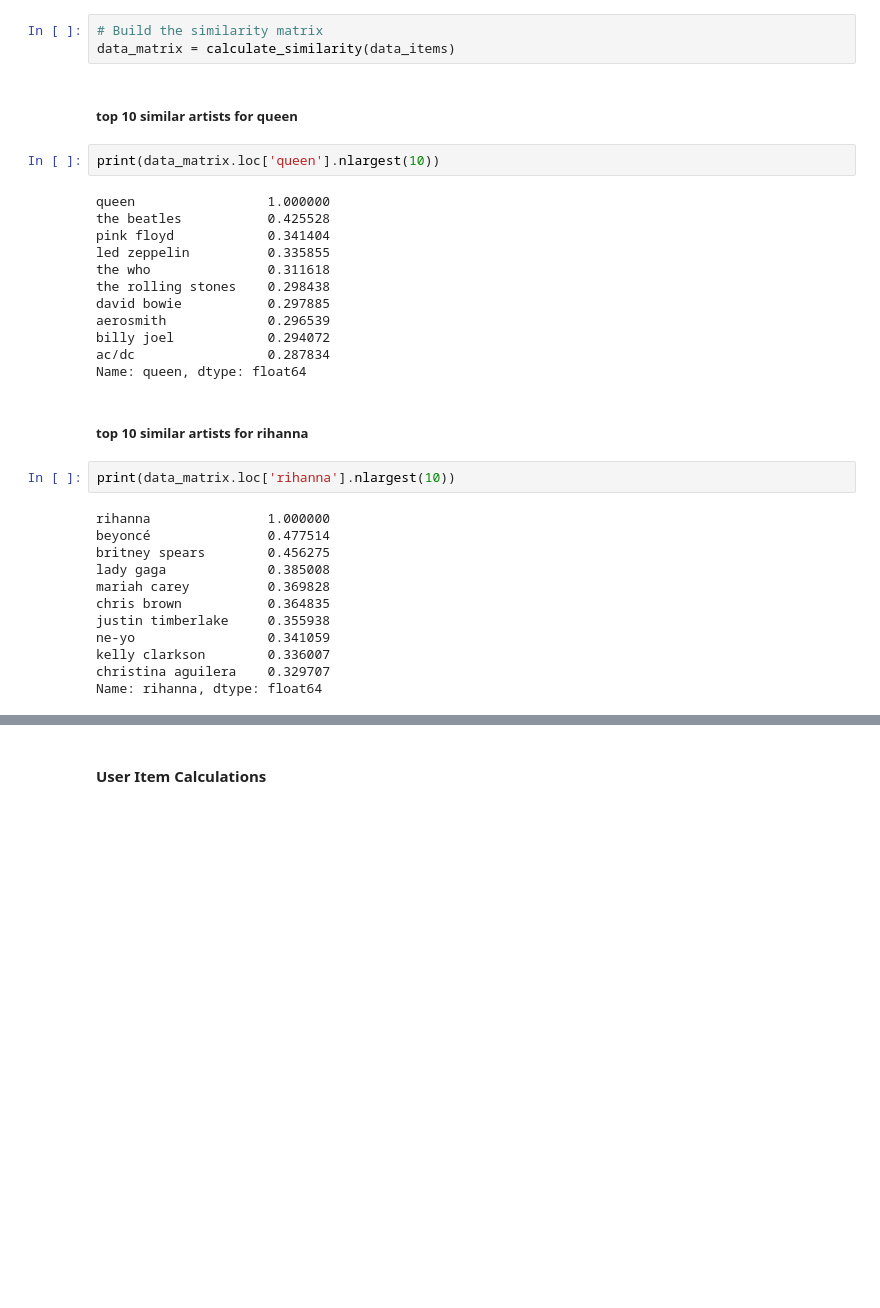
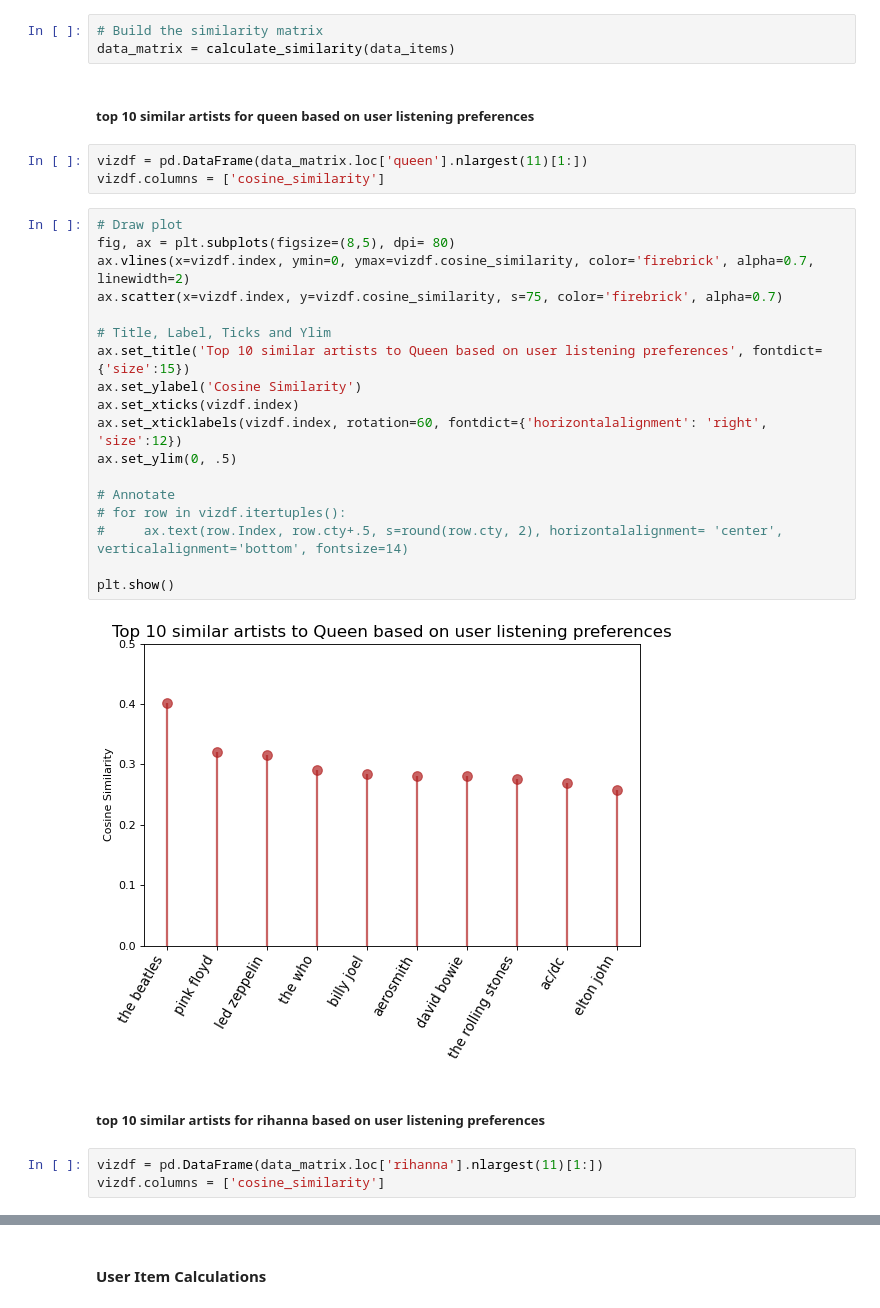
Before and after one commit to pranaysingla/Lastfm_artist_recommendation, a Jupyter notebook: Artist_Recommendation.ipynb, the cells around one changed output, grey strips where cells are left out. Saved outputs shown, nothing was run; the diff lists cells and outputs as text; blank space fills up the shorter version.

```diff
--- a/Artist_Recommendation.ipynb
+++ b/Artist_Recommendation.ipynb
@@ -203,34 +210,32 @@ def calculate_similarity(data_items):
 # Build the similarity matrix
 data_matrix = calculate_similarity(data_items)
 # %% [markdown]
-##### top 10 similar artists for queen
+##### top 10 similar artists for queen based on user listening preferences
-# %%
-print(data_matrix.loc['queen'].nlargest(10))
-# %% [output]
-queen                 1.000000
-the beatles           0.425528
-pink floyd            0.341404
-led zeppelin          0.335855
-the who               0.311618
-the rolling stones    0.298438
-david bowie           0.297885
-aerosmith             0.296539
-billy joel            0.294072
-ac/dc                 0.287834
-Name: queen, dtype: float64
+# %%
+vizdf = pd.DataFrame(data_matrix.loc['queen'].nlargest(11)[1:])
+vizdf.columns = ['cosine_similarity']
+# %%
+# Draw plot
+fig, ax = plt.subplots(figsize=(8,5), dpi= 80)
+ax.vlines(x=vizdf.index, ymin=0, ymax=vizdf.cosine_similarity, color='firebrick', alpha=0.7, linewidth=2)
+ax.scatter(x=vizdf.index, y=vizdf.cosine_similarity, s=75, color='firebrick', alpha=0.7)
+
+# Title, Label, Ticks and Ylim
+ax.set_title('Top 10 similar artists to Queen based on user listening preferences', fontdict={'size':15})
+ax.set_ylabel('Cosine Similarity')
+ax.set_xticks(vizdf.index)
+ax.set_xticklabels(vizdf.index, rotation=60, fontdict={'horizontalalignment': 'right', 'size':12})
+ax.set_ylim(0, .5)
+
+# Annotate
+# for row in vizdf.itertuples():
+#     ax.text(row.Index, row.cty+.5, s=round(row.cty, 2), horizontalalignment= 'center', verticalalignment='bottom', fontsize=14)
+
+plt.show()
+# %% [output]
+[figure, added]
 # %% [markdown]
-##### top 10 similar artists for rihanna
+##### top 10 similar artists for rihanna based on user listening preferences
-# %%
-print(data_matrix.loc['rihanna'].nlargest(10))
-# %% [output]
-rihanna               1.000000
-beyoncé               0.477514
-britney spears        0.456275
-lady gaga             0.385008
-mariah carey          0.369828
-chris brown           0.364835
-justin timberlake     0.355938
-ne-yo                 0.341059
-kelly clarkson        0.336007
-christina aguilera    0.329707
-Name: rihanna, dtype: float64
+# %%
+vizdf = pd.DataFrame(data_matrix.loc['rihanna'].nlargest(11)[1:])
+vizdf.columns = ['cosine_similarity']
```
Also changed, not shown: parts of 24 cells of this notebook.
